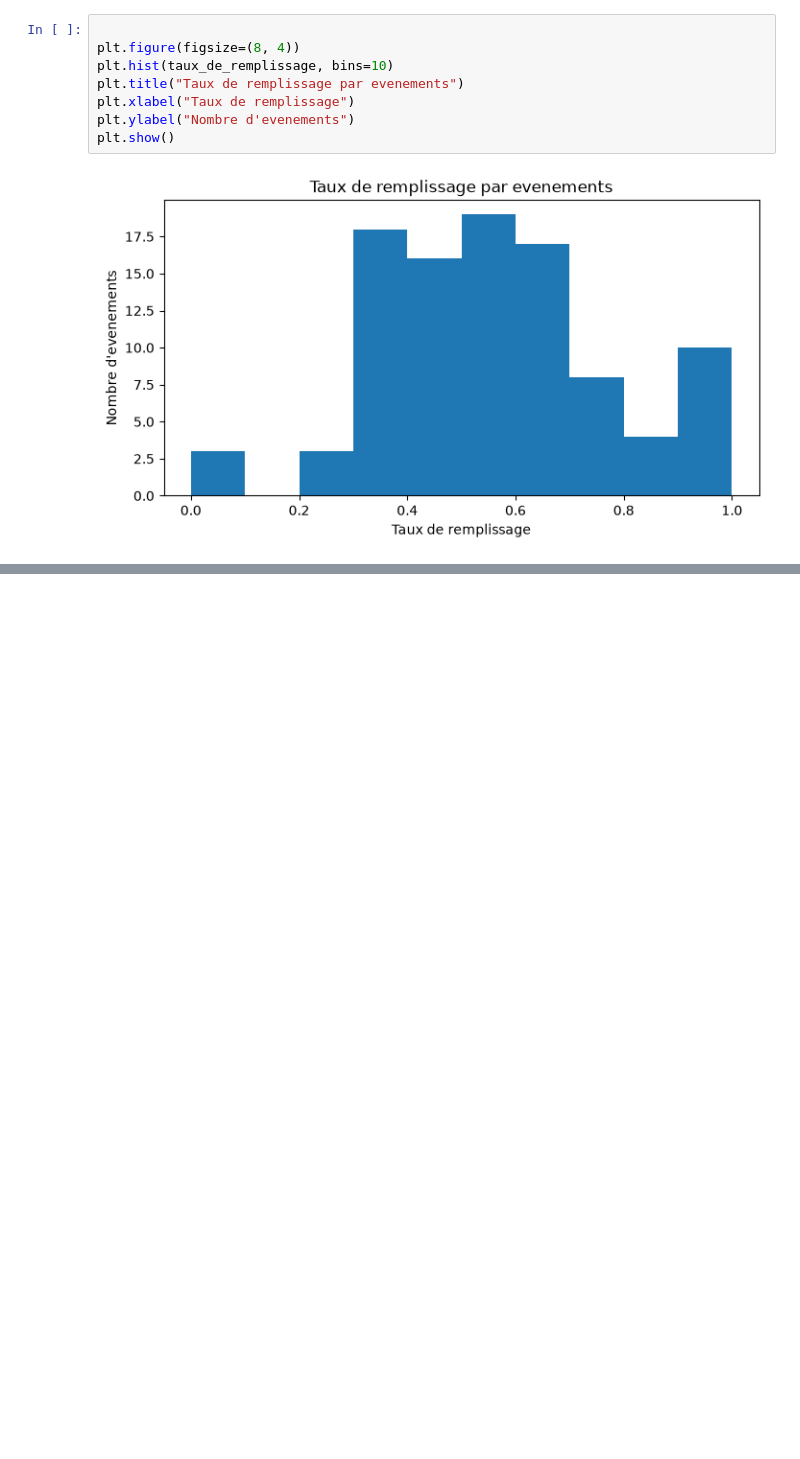
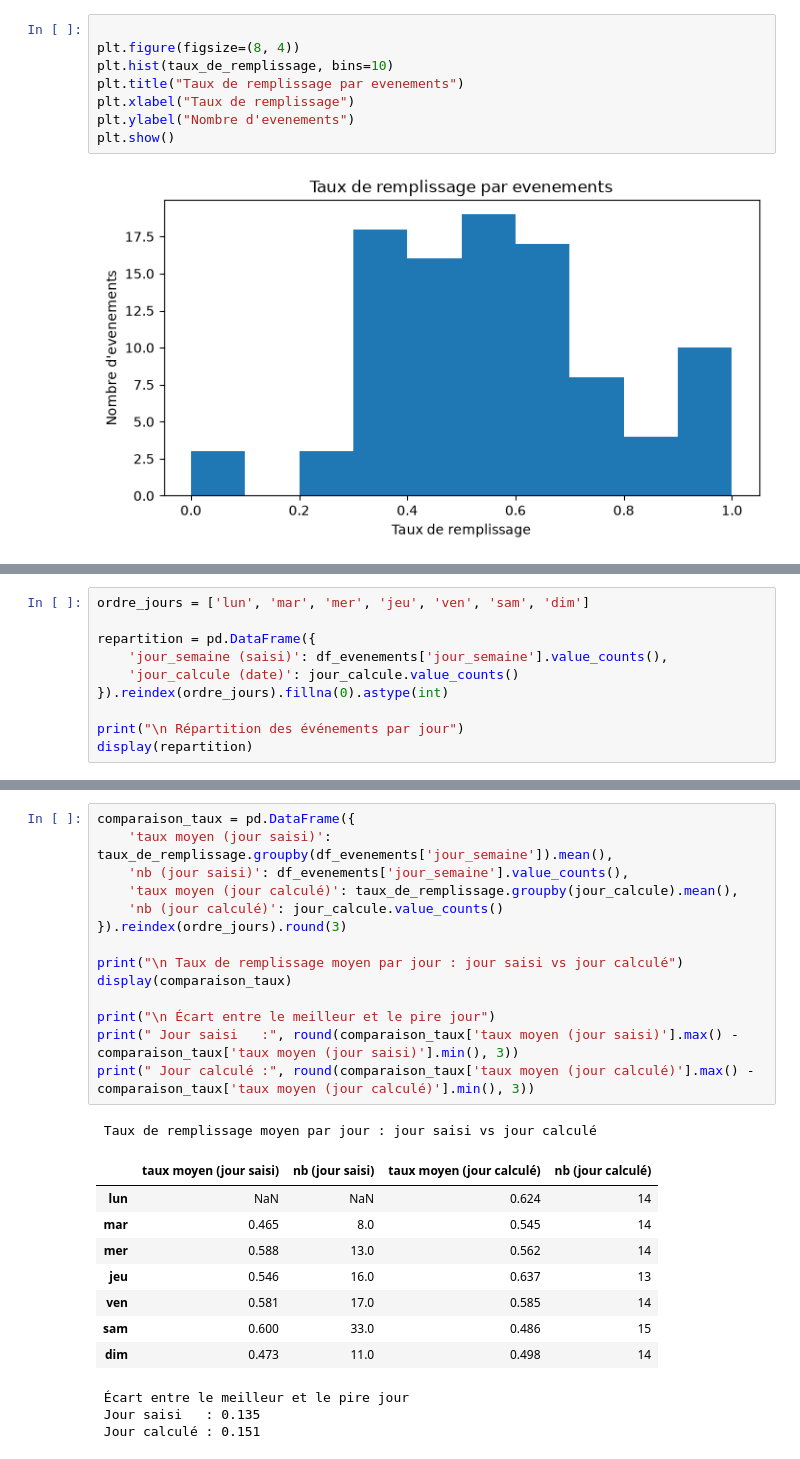
Before and after one commit to Fourkhoub/Projet_DataMining, a Jupyter notebook: notebooks/eda_evenements.ipynb, the cells around one changed output, grey strips where cells are left out. Saved outputs shown, nothing was run; the diff lists cells and outputs as text; blank space fills up the shorter version.

```diff
--- a/notebooks/eda_evenements.ipynb
+++ b/notebooks/eda_evenements.ipynb
@@ -324,0 +381,10 @@ dtype: int64
+# %%
+ordre_jours = ['lun', 'mar', 'mer', 'jeu', 'ven', 'sam', 'dim']
+
+repartition = pd.DataFrame({
+    'jour_semaine (saisi)': df_evenements['jour_semaine'].value_counts(),
+    'jour_calcule (date)': jour_calcule.value_counts()
+}).reindex(ordre_jours).fillna(0).astype(int)
+
+print("\n Répartition des événements par jour")
+display(repartition)
@@ -324,0 +420,27 @@ dtype: int64
+# %%
+comparaison_taux = pd.DataFrame({
+    'taux moyen (jour saisi)': taux_de_remplissage.groupby(df_evenements['jour_semaine']).mean(),
+    'nb (jour saisi)': df_evenements['jour_semaine'].value_counts(),
+    'taux moyen (jour calculé)': taux_de_remplissage.groupby(jour_calcule).mean(),
+    'nb (jour calculé)': jour_calcule.value_counts()
+}).reindex(ordre_jours).round(3)
+
+print("\n Taux de remplissage moyen par jour : jour saisi vs jour calculé")
+display(comparaison_taux)
+
+print("\n Écart entre le meilleur et le pire jour")
+print(" Jour saisi   :", round(comparaison_taux['taux moyen (jour saisi)'].max() - comparaison_taux['taux moyen (jour saisi)'].min(), 3))
+print(" Jour calculé :", round(comparaison_taux['taux moyen (jour calculé)'].max() - comparaison_taux['taux moyen (jour calculé)'].min(), 3))
+# %% [output]
+ Taux de remplissage moyen par jour : jour saisi vs jour calculé
+|  | taux moyen (jour saisi) | nb (jour saisi) | taux moyen (jour calculé) | nb (jour calculé) |
+| lun | NaN | NaN | 0.624 | 14 |
+| mar | 0.465 | 8.0 | 0.545 | 14 |
+| mer | 0.588 | 13.0 | 0.562 | 14 |
+| jeu | 0.546 | 16.0 | 0.637 | 13 |
+| ven | 0.581 | 17.0 | 0.585 | 14 |
+| sam | 0.600 | 33.0 | 0.486 | 15 |
+| dim | 0.473 | 11.0 | 0.498 | 14 |
+ Écart entre le meilleur et le pire jour
+ Jour saisi   : 0.135
+ Jour calculé : 0.151
```
Also changed, not shown: parts of 44 cells of this notebook.
